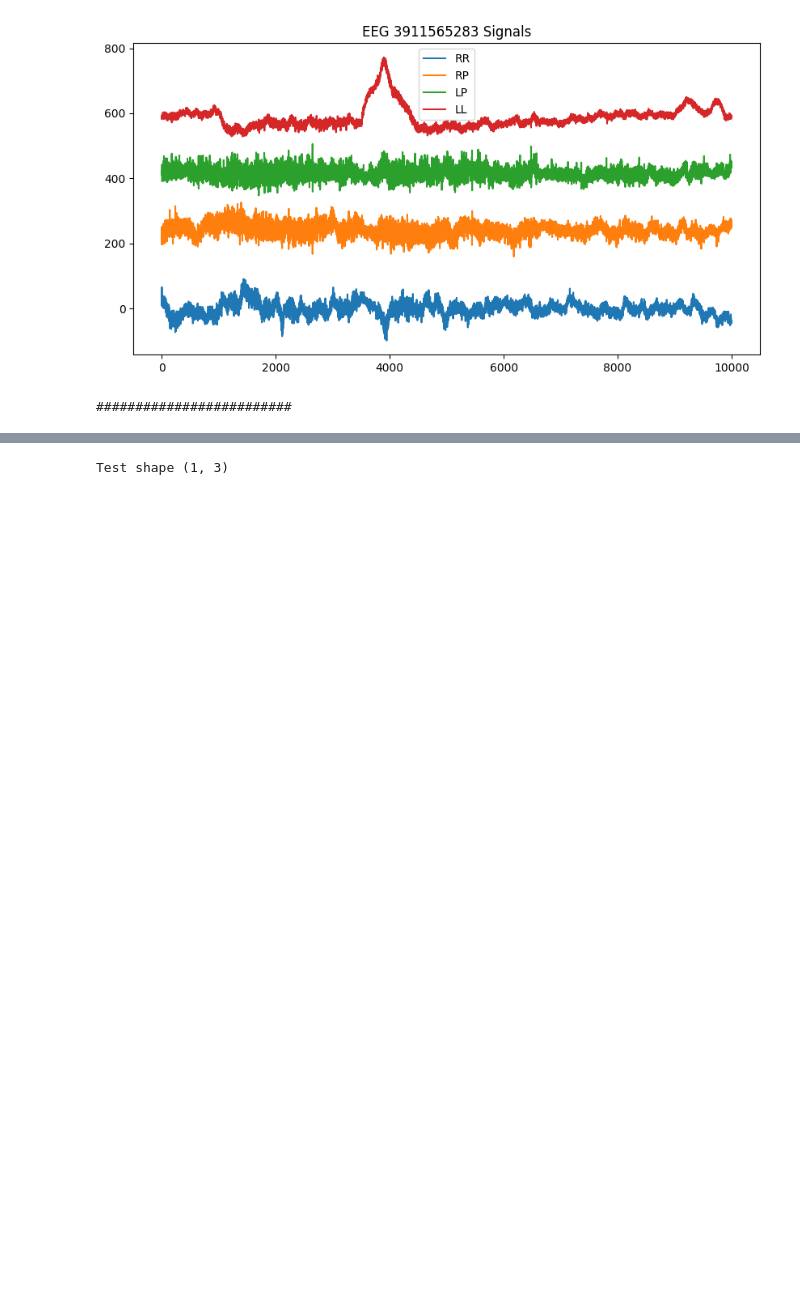
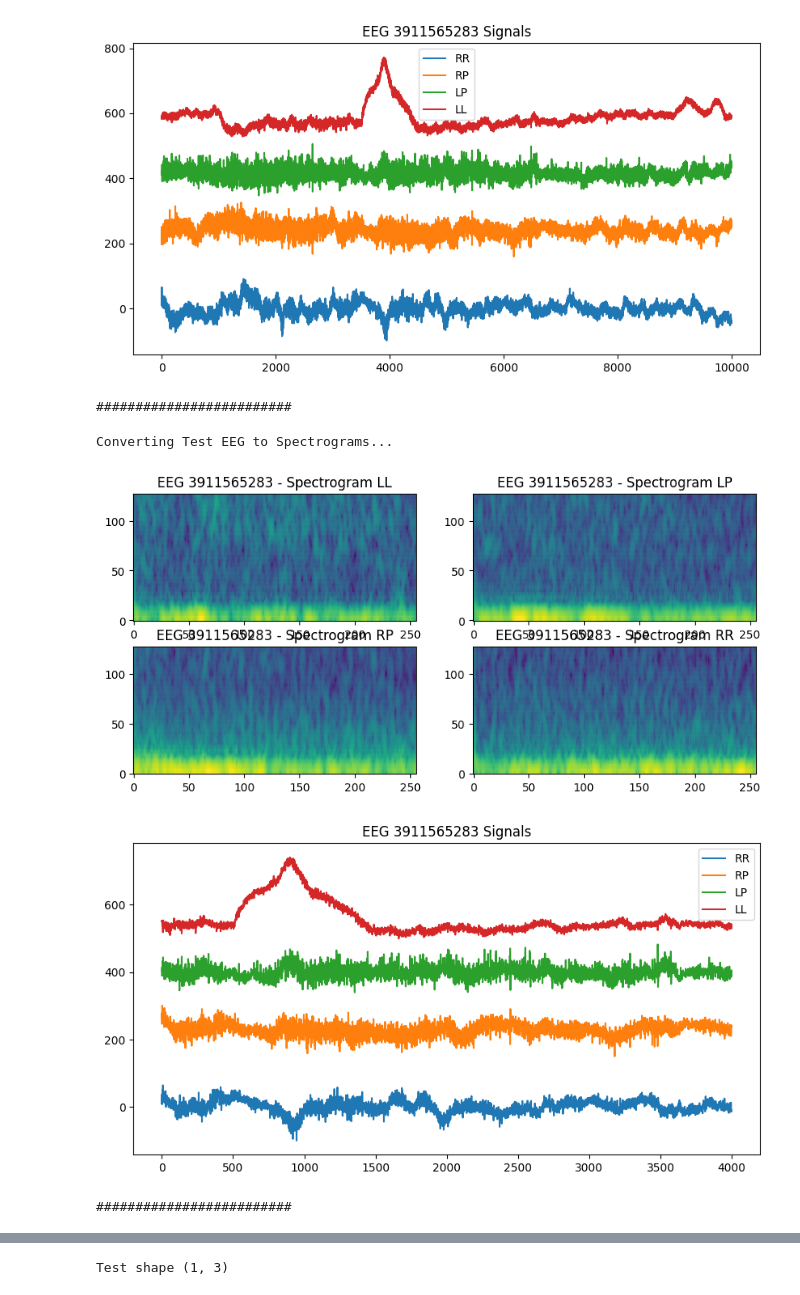
Before and after one commit to SEOYUNJE/github.io, a Jupyter notebook: hms-efficientnetb0-two-stage.ipynb, the cells around one changed output, grey strips where cells are left out. Drawn from its saved outputs; the diff is of its cells as text; code cells hidden in the pictures; blank space fills up the shorter version.

```diff
--- a/hms-efficientnetb0-two-stage.ipynb
+++ b/hms-efficientnetb0-two-stage.ipynb
@@ -505,6 +681,24 @@ Converting Test EEG to Spectrograms...
 [figure]
 [figure]
 #########################
+# %%
+# READ ALL EEG SPECTROGRAMS
+PATH2 = '/kaggle/input/hms-harmful-brain-activity-classification/test_eegs/'
+DISPLAY = 1
+EEG_IDS2 = test.eeg_id.unique()
+all_eegs2_20s = {}
+
+print('Converting Test EEG to Spectrograms...'); print()
+for i,eeg_id in enumerate(EEG_IDS2):
+
+    # CREATE SPECTROGRAM FROM EEG PARQUET
+    img = spectrogram_from_eeg_20s(f'{PATH2}{eeg_id}.parquet', i<DISPLAY)
+    all_eegs2_20s[eeg_id] = img
+# %% [output]
+Converting Test EEG to Spectrograms...
+[figure, added]
+[figure, added]
+#########################
 # %%
 preds = []
 model = build_model()
```
Also changed, not shown: parts of 36 cells of this notebook.
